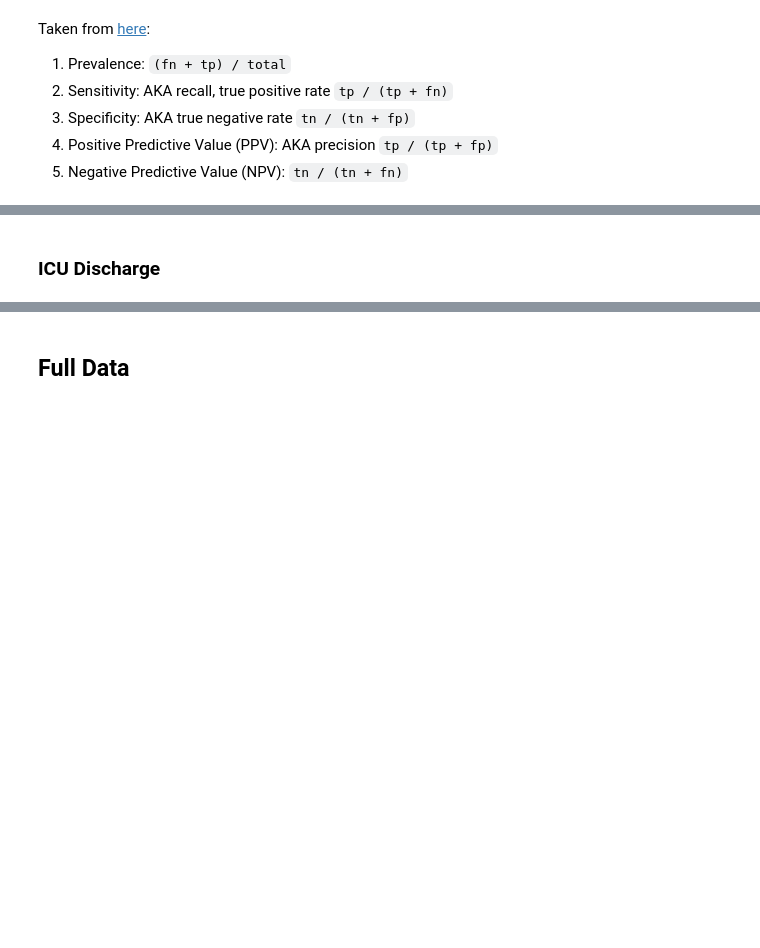
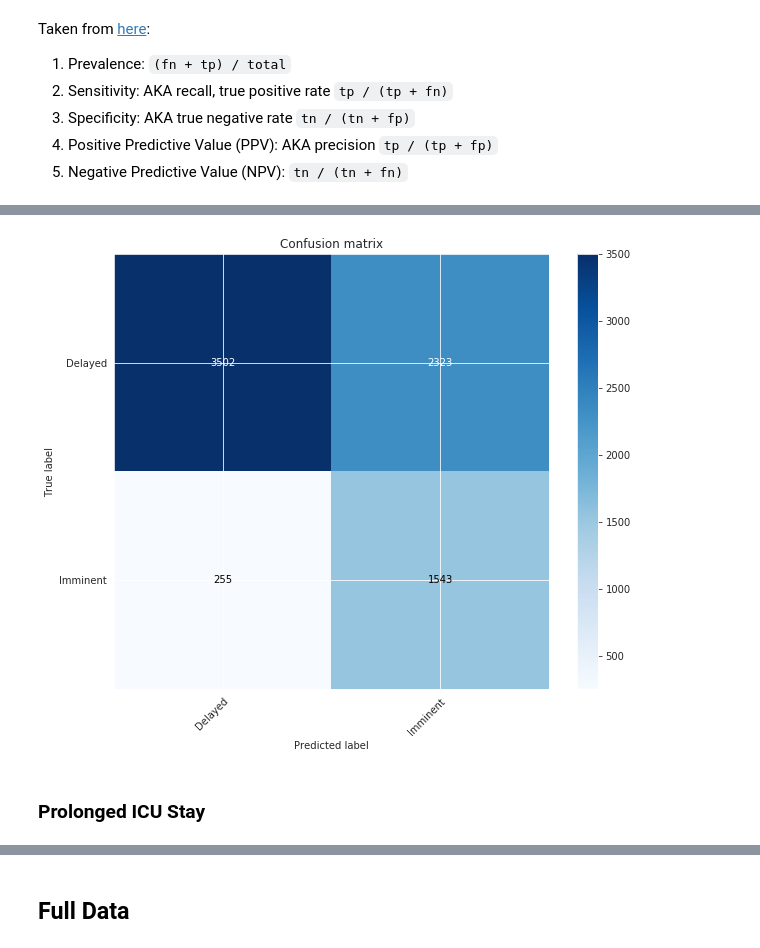
Before and after one commit to sudarshan85/imminent-adm-mimic, a Jupyter notebook: lr/lr_classifier.ipynb, the cells around one changed output, grey strips where cells are left out. Cells and saved outputs as stored; diff of their text form; code cells hidden in the pictures; blank space fills up the shorter version.

```diff
--- a/lr/lr_classifier.ipynb
+++ b/lr/lr_classifier.ipynb
@@ -238,10 +238,10 @@ Taken from [here](https://www.dataschool.io/simple-guide-to-confusion-matrix-ter
 # %%
-with open(args.workdir/f'imminent_preds.pkl', 'rb') as f:
+with open(args.workdir/f'imminent_adm_preds.pkl', 'rb') as f:
   targs = pickle.load(f)
   preds = pickle.load(f)
   probs = pickle.load(f)
 
-fnames = [f'imminent_seed_{seed}.pkl' for seed in range(args.start_seed, args.start_seed + 100)]
+fnames = [f'imminent_adm_seed_{seed}.pkl' for seed in range(args.start_seed, args.start_seed + 100)]
 bam = BinaryAvgMetrics(targs, preds, probs)
 # %%
 bam.get_avg_metrics(conf=0.95)
@@ -261,3 +271,8 @@ plt.show()
+# %%
+fig, ax = plt.subplots(figsize=(10, 8))
+plot_confusion_matrix(ax, bam.cm_avg, classes=['Delayed', 'Imminent'], normalize=False, title='Confusion matrix')
+# %% [output]
+[figure, added]
 # %% [markdown]
-### ICU Discharge
+### Prolonged ICU Stay
 # %%
```
Also changed, not shown: parts of 11 cells of this notebook, 2 other files.
